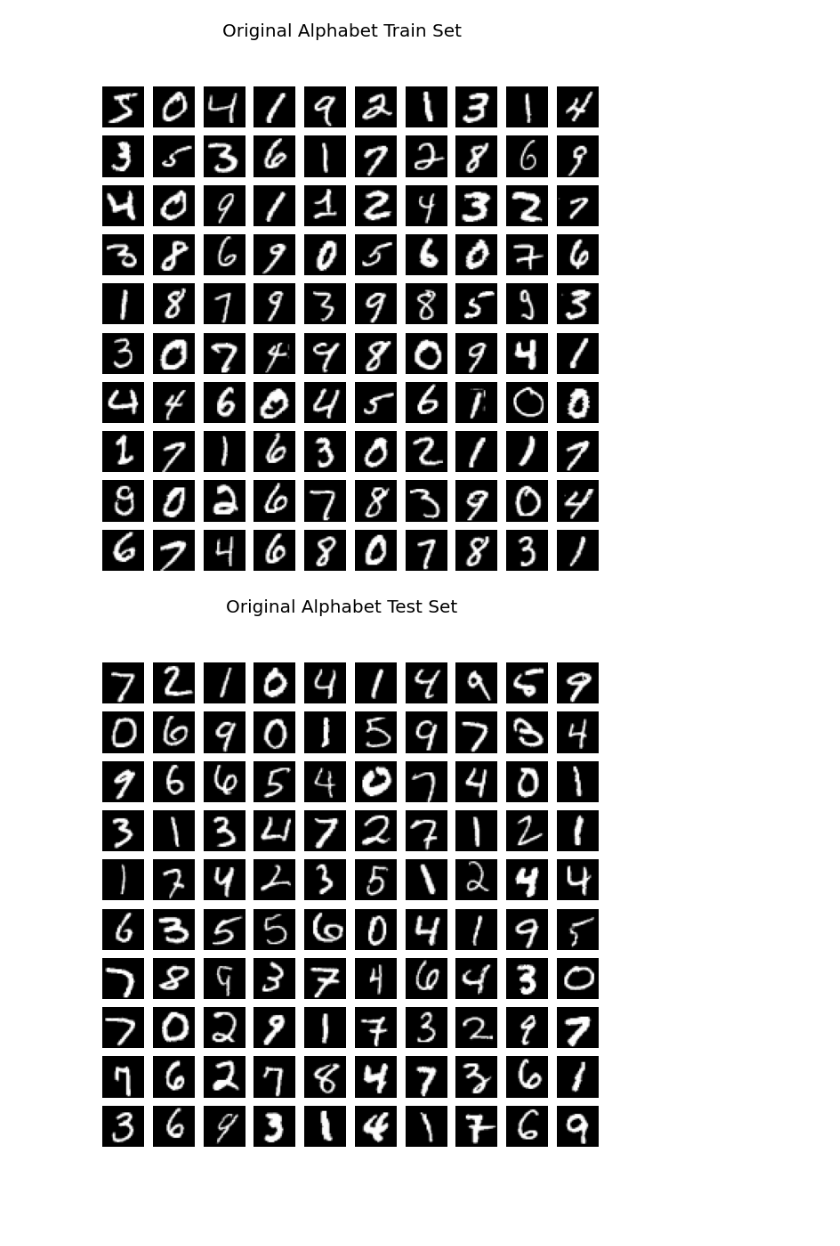
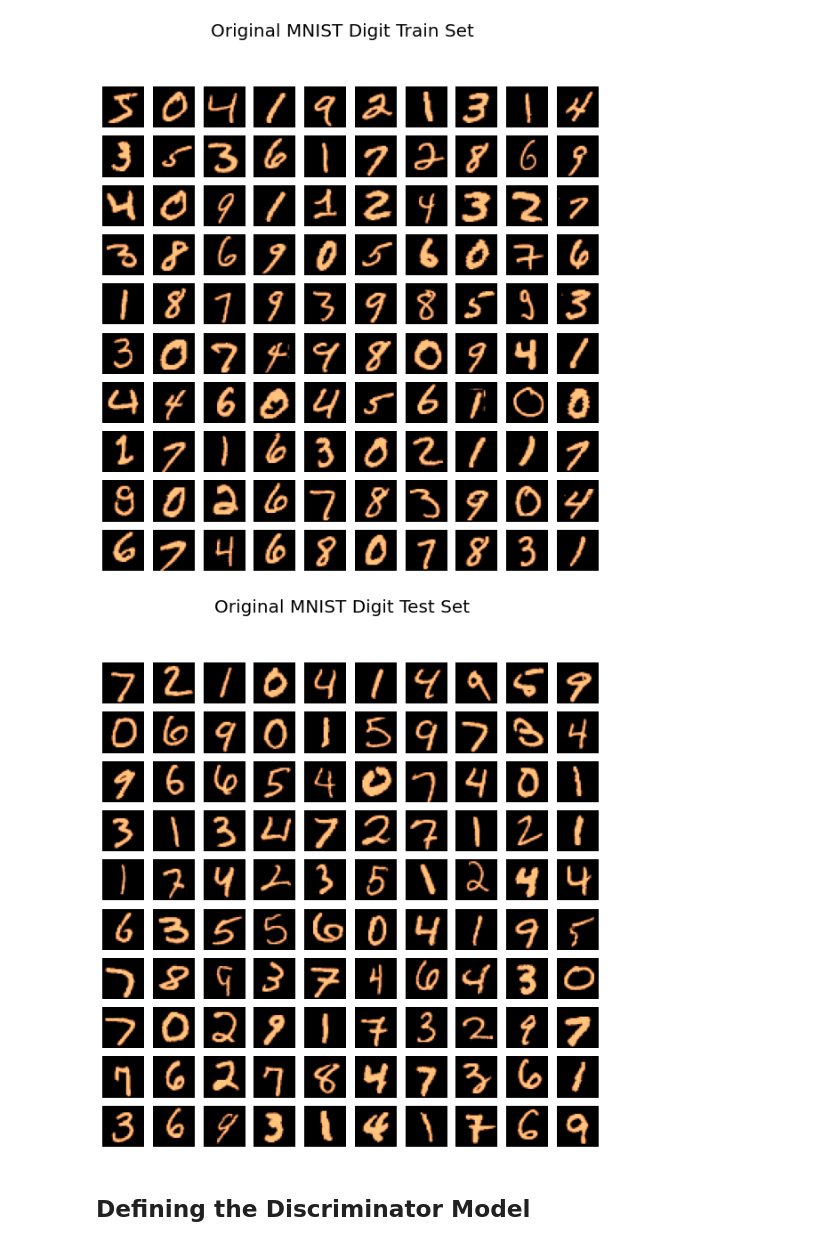
Before and after one commit to JackW-Dev/Number-MNIST-GAN, a Jupyter notebook: Keras-GAN.ipynb, the cells around one changed output. Drawn from its saved outputs; the diff is of its cells as text; code cells hidden in the pictures; blank space fills up the shorter version.

Commit message:
Improved code structure and built discriminator model

```diff
--- a/Keras-GAN.ipynb
+++ b/Keras-GAN.ipynb
@@ -1,42 +25,49 @@
 # %%
-import matplotlib.pyplot as plt
-from keras.datasets import mnist
-
-##  Reference links to aid with project
-
-#   https://medium.com/ml-everything/generating-letters-using-generative-adversarial-networks-gans-161b0be3c229
-#   https://github.com/breeko/gans-in-action/blob/master/ch3_gan_emnist.ipynb
-
-#   https://towardsdatascience.com/alphabet-gan-ai-generates-english-letters-589637068808
-#   https://github.com/Suji04/NormalizedNerd/blob/master/Alphabet%20GAN/english-alphabet-gan.ipynb
-
-#   https://www.kaggle.com/sachinpatel21/az-handwritten-alphabets-in-csv-format
-
-##  Loading the dataset into a train, test split format
+#  Loading the dataset into a train, test split format
 
 (x_train, y_train), (x_test, y_test) = mnist.load_data()
 
-##  Define the dimensions for the image data
+#  Define the dimensions for the image data
 width, height, channel = 28, 28, 1
 
-##  Define a function to visualise the data as an image
+
+#  Define a function to visualise the data as an image
 def visualise_data(data, title=""):
+    #   Create a plot that is 10x10 in size
     plt.figure(figsize=(10, 10))
 
+    #   Initialise a counter to increment using
     counter = 1
+
+    #   Loop over all items within the data array
     for item in data:
+        #   Add a subplot that is 10x10 and uses counter as an index
         plt.subplot(10, 10, counter)
-        plt.imshow(item.reshape((height, width)), cmap='gray')
+
+        #   Accepts image data, in this case resizing the item to match given dimensions and using the copper colour map
+        plt.imshow(item.reshape((height, width)), cmap='copper')
+
+        #   Disable the axis
         plt.axis('off')
+
+        #   Increment the counter
         counter += 1
+
+        #   As we only want to plot 100 items, we break the loop when the counter is larger than 100
         if counter > 100: break
 
+    #   Apply a title to the plot
     plt.suptitle(title, fontsize=20)
+
+    #   Display the plot
     plt.show()
 
-##  Visualise the training and testing sets
+
+#  Visualise the training and testing sets
 visualise_data(x_train, title="Original MNIST Digit Train Set")
 visualise_data(x_test, title="Original MNIST Digit Test Set")
 # %% [output]
-[figure, old version]
+[figure, new version]
-[figure, old version]
+[figure, new version]
+# %% [markdown]
+##  Defining the Discriminator Model
```
Also changed, not shown: parts of 8 cells of this notebook.
